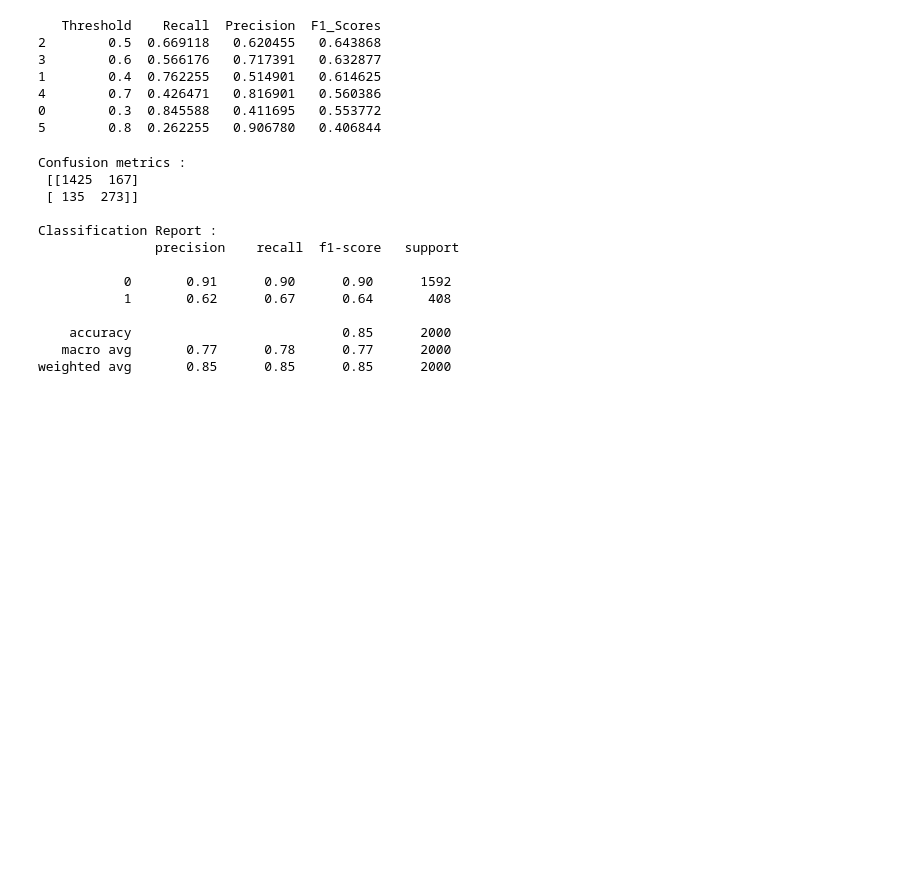
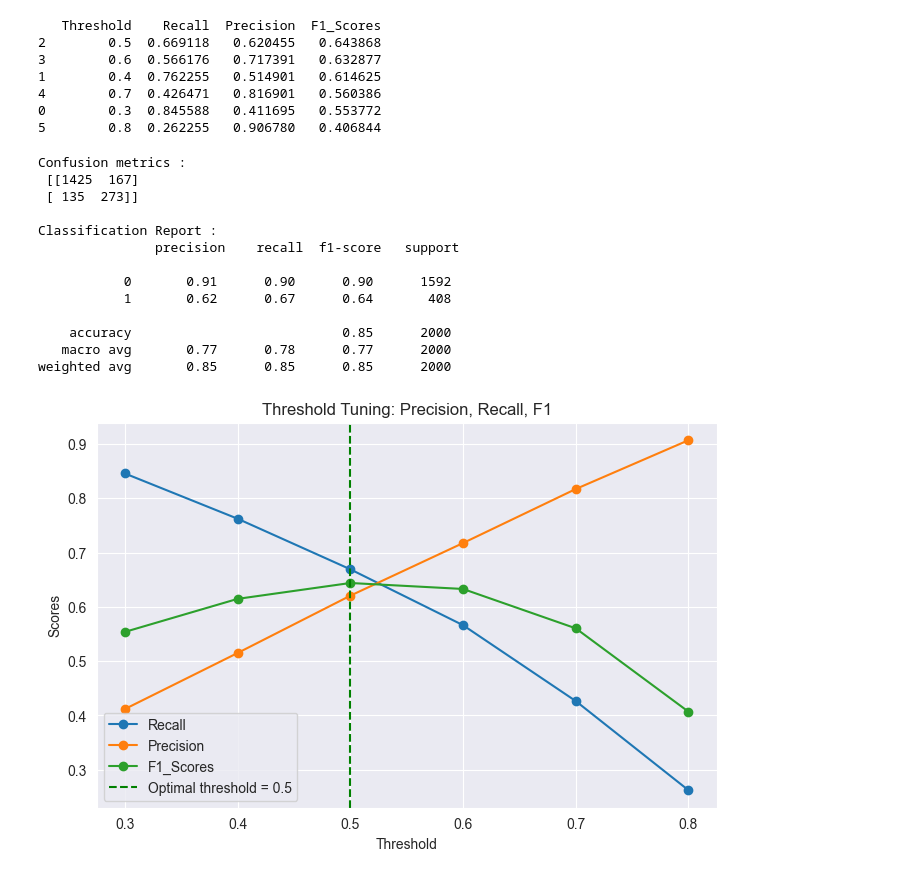
Before and after one commit to Wasima230Sultana/Customer-Churn-Analysis, a Jupyter notebook: Customer-churn.ipynb, the cells around one changed output. Drawn from its saved outputs; the diff is of its cells as text; code cells hidden in the pictures; blank space fills up the shorter version.

Commit message:
Using best threshold ,visual representation of recall,precision and f1_scores

```diff
--- a/Customer-churn.ipynb
+++ b/Customer-churn.ipynb
@@ -631,3 +631,16 @@ Classification Report :
     accuracy                           0.85      2000
    macro avg       0.77      0.78      0.77      2000
 weighted avg       0.85      0.85      0.85      2000
+# %%
+plt.figure(figsize=(8,5))
+plt.plot(thresholds,rf_recall,label = 'Recall',marker='o')
+plt.plot(thresholds,rf_precision,label = 'Precision',marker='o')
+plt.plot(thresholds,rf_f1,label = 'F1_Scores',marker='o')
+plt.axvline(best_threshold,color='green',linestyle='--',label='Optimal threshold = 0.5')
+plt.xlabel('Threshold')
+plt.ylabel('Scores')
+plt.title("Threshold Tuning: Precision, Recall, F1")
+plt.legend()
+plt.show()
+# %% [output]
+[figure, added]
```
